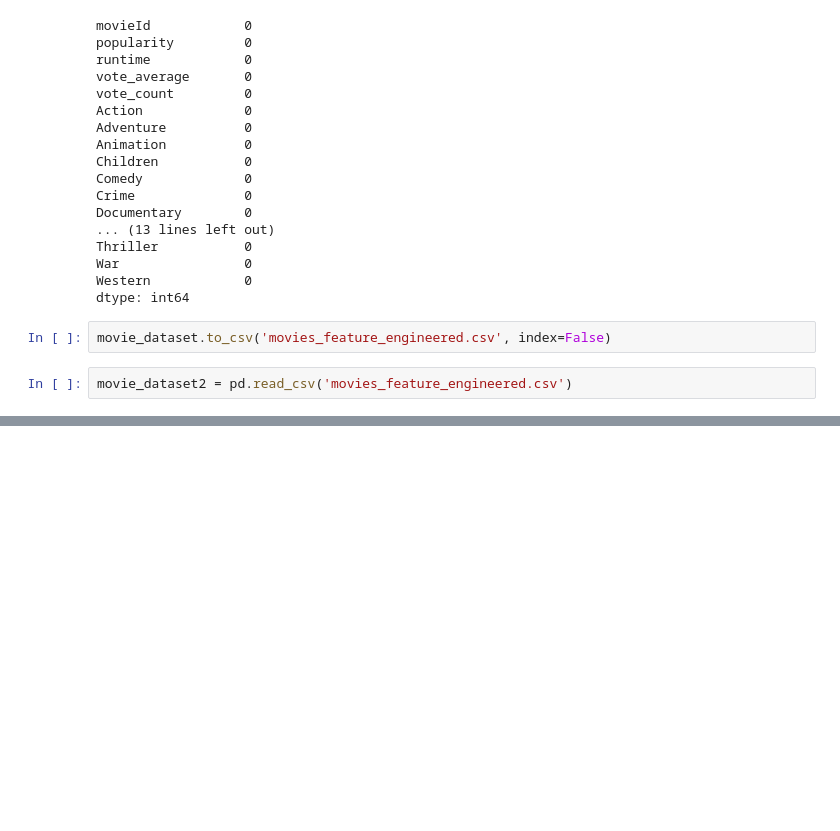
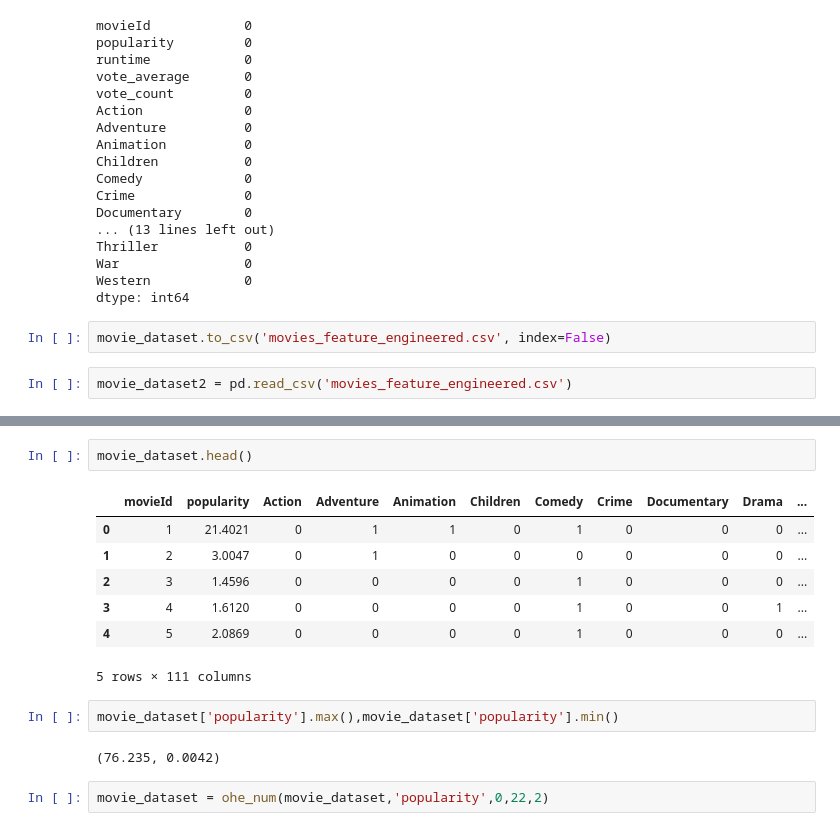
Before and after one commit to 3lis0/Movies-Recommendation-System, a Jupyter notebook: NoteBooks/model_experiments_2.ipynb, the cells around one changed output, grey strips where cells are left out. Drawn from its saved outputs; the diff is of its cells as text; blank space fills up the shorter version.

```diff
--- a/NoteBooks/model_experiments_2.ipynb
+++ b/NoteBooks/model_experiments_2.ipynb
@@ -387,0 +683,16 @@ True
+# %%
+movie_dataset.head()
+# %% [output]
+|  | movieId | popularity | Action | Adventure | Animation | Children | Comedy | Crime | Documentary | Drama | ... |
+| 0 | 1 | 21.4021 | 0 | 1 | 1 | 0 | 1 | 0 | 0 | 0 | ... |
+| 1 | 2 | 3.0047 | 0 | 1 | 0 | 0 | 0 | 0 | 0 | 0 | ... |
+| 2 | 3 | 1.4596 | 0 | 0 | 0 | 0 | 1 | 0 | 0 | 0 | ... |
+| 3 | 4 | 1.6120 | 0 | 0 | 0 | 0 | 1 | 0 | 0 | 1 | ... |
+| 4 | 5 | 2.0869 | 0 | 0 | 0 | 0 | 1 | 0 | 0 | 0 | ... |
+5 rows × 111 columns
+# %%
+movie_dataset['popularity'].max(),movie_dataset['popularity'].min()
+# %% [output]
+(76.235, 0.0042)
+# %%
+movie_dataset = ohe_num(movie_dataset,'popularity',0,22,2)
```
Also changed, not shown: parts of 41 cells of this notebook, 4 other files.
